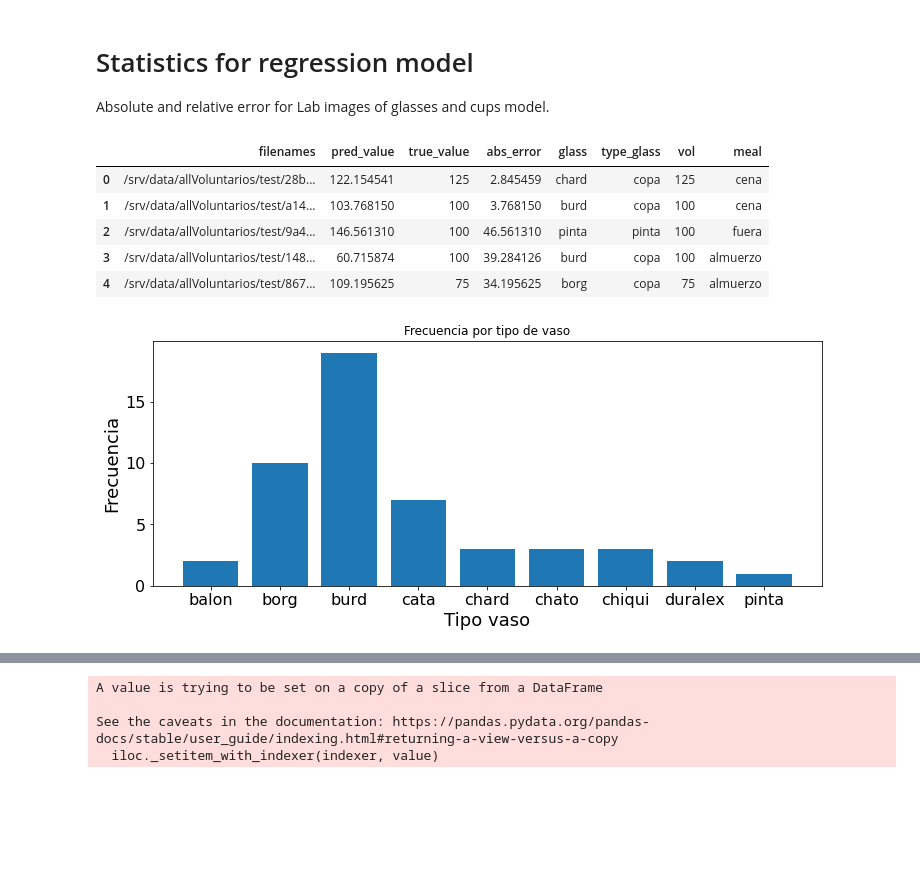
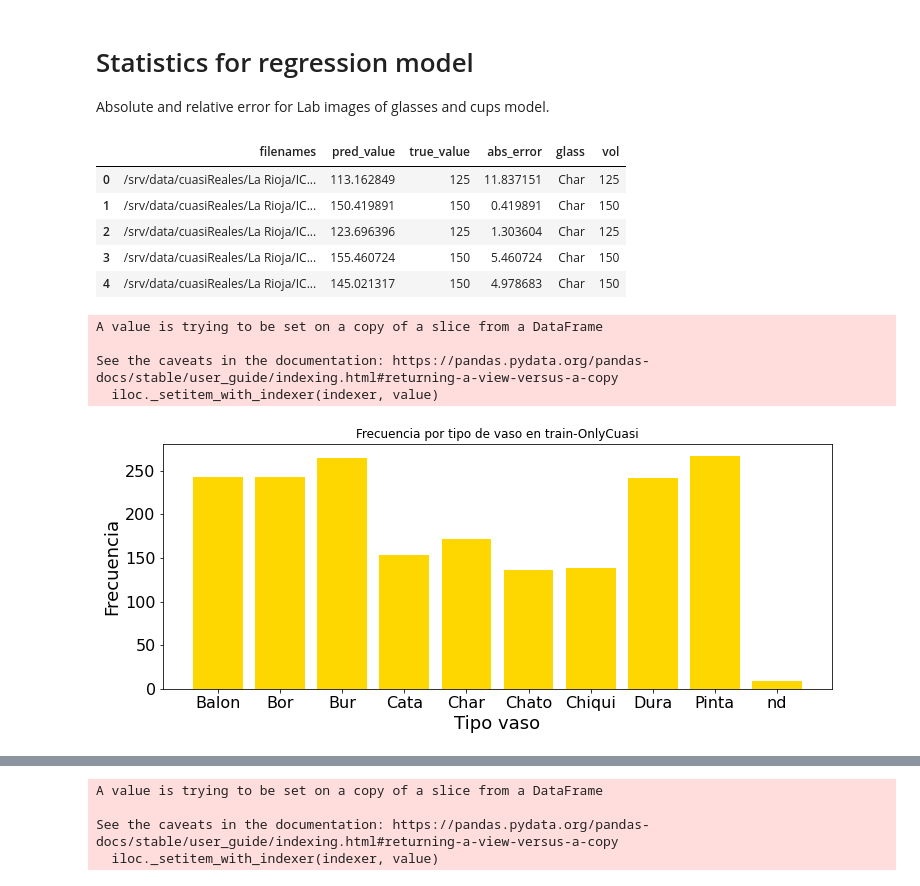
Before and after one commit to Pablo-Izquierdo/BrainGut-WineUp, a Jupyter notebook: notebooks/4.1.-CuasiVol_BarPlots.ipynb, the cells around one changed output, grey strips where cells are left out. Cells and saved outputs as stored; diff of their text form; code cells hidden in the pictures; blank space fills up the shorter version.

Commit message:
Results thrid model vol + cuasi

```diff
--- a/notebooks/4.1.-CuasiVol_BarPlots.ipynb
+++ b/notebooks/4.1.-CuasiVol_BarPlots.ipynb
@@ -19,7 +19,7 @@ from imgclas.visualization.integrated_gradients import IntegratedGradients
 from imgclas.visualization.visual_backprop import VisualBackprop
 
 # User parameters to set
-TIMESTAMP = '2022-09-12_32epochs_4batch'                       # timestamp of the model
+TIMESTAMP = '2022-09-16_19epochs_4batch'                       # timestamp of the model
 MODEL_NAME = 'final_model.h5'                           # model to use to make the prediction
 TOP_K = 2                                               # number of top classes predictions to save
 
@@ -36,7 +36,7 @@ model = load_model(os.path.join(paths.get_checkpoints_dir(), MODEL_NAME), custom
 # %%
 import pandas as pd
 # Load back the predictions
-SPLIT_NAME='test'
+SPLIT_NAME='train-OnlyCuasi'
 pred_path = os.path.join(paths.get_predictions_dir(), '{}+{}.json'.format(MODEL_NAME, SPLIT_NAME, TOP_K))
 with open(pred_path) as f:
     pred_dict = json.load(f)
@@ -47,40 +49,59 @@ df_pred['abs_error']=abs(df_pred.pred_value-df_pred.true_value)
 # extract values of angle, plane and background in all images
 # df_pred['date'] = df_pred.apply(lambda row: row.filenames.split('_')[-2], axis=1)
 # df_pred['time'] = df_pred.apply(lambda row: row.filenames.split('_')[-1].split('.')[0], axis=1)
-df_pred['glass'] = df_pred.apply(lambda row: row.filenames.split('_')[-4], axis=1)
-df_pred['type_glass'] = df_pred.apply(lambda row: row.filenames.split('_')[4], axis=1)
-df_pred['vol'] = df_pred.apply(lambda row: row.filenames.split('_')[3], axis=1)
-df_pred['meal'] = df_pred.apply(lambda row: row.filenames.split('_')[-3], axis=1)
+df_pred['glass'] = df_pred.apply(lambda row: row.filenames.split('_')[-4] if "Voluntarios" in row.filenames else row.filenames.split('_')[3], axis=1)
+# df_pred['type_glass'] = df_pred['filenames'].apply(lambda x: x.split('_')[4] if "Voluntarios" in x else x.split('_')[3])
+df_pred['vol'] = df_pred['filenames'].apply(lambda x: x.split('_')[3] if "Voluntarios" in x else x.split('_')[4])
+# df_pred['meal'] = df_pred.apply(lambda row: row.filenames.split('_')[-3], axis=1)
 #df_pred['light'] = df_pred.apply(lambda row: row.filenames.split('_')[-5], axis=1)
 df_pred.head(5)
 # %% [output]
-|  | filenames | pred_value | true_value | abs_error | glass | type_glass | vol | meal |
-| 0 | /srv/data/allVoluntarios/test/28b... | 122.154541 | 125 | 2.845459 | chard | copa | 125 | cena |
-| 1 | /srv/data/allVoluntarios/test/a14... | 103.768150 | 100 | 3.768150 | burd | copa | 100 | cena |
-| 2 | /srv/data/allVoluntarios/test/9a4... | 146.561310 | 100 | 46.561310 | pinta | pinta | 100 | fuera |
-| 3 | /srv/data/allVoluntarios/test/148... | 60.715874 | 100 | 39.284126 | burd | copa | 100 | almuerzo |
-| 4 | /srv/data/allVoluntarios/test/867... | 109.195625 | 75 | 34.195625 | borg | copa | 75 | almuerzo |
+|  | filenames | pred_value | true_value | abs_error | glass | vol |
+| 0 | /srv/data/cuasiReales/La Rioja/IC... | 113.162849 | 125 | 11.837151 | Char | 125 |
+| 1 | /srv/data/cuasiReales/La Rioja/IC... | 150.419891 | 150 | 0.419891 | Char | 150 |
+| 2 | /srv/data/cuasiReales/La Rioja/IC... | 123.696396 | 125 | 1.303604 | Char | 125 |
+| 3 | /srv/data/cuasiReales/La Rioja/IC... | 155.460724 | 150 | 5.460724 | Char | 150 |
+| 4 | /srv/data/cuasiReales/La Rioja/IC... | 145.021317 | 150 | 4.978683 | Char | 150 |
+# %%
+# rename values
+df_pred['glass'].loc[(df_pred['glass'] == 'Chiqu')] = 'Chiqui'
+df_pred['glass'].loc[(df_pred['glass'] == 'chiqui')] = 'Chiqui'
+df_pred['glass'].loc[(df_pred['glass'] == 'PInta')] = 'Pinta'
+df_pred['glass'].loc[(df_pred['glass'] == 'balon')] = 'Balon'
+df_pred['glass'].loc[(df_pred['glass'] == 'borg')] = 'Bor'
+df_pred['glass'].loc[(df_pred['glass'] == 'burd')] = 'Bur'
+df_pred['glass'].loc[(df_pred['glass'] == 'cata')] = 'Cata'
+df_pred['glass'].loc[(df_pred['glass'] == 'chard')] = 'Char'
+df_pred['glass'].loc[(df_pred['glass'] == 'chato')] = 'Chato'
+df_pred['glass'].loc[(df_pred['glass'] == 'duralex')] = 'Dura'
+df_pred['glass'].loc[(df_pred['glass'] == 'pinta')] = 'Pinta'
+df_pred['glass'].loc[(df_pred['glass'] == 'determinado')] = 'deter'
+# %% [output]
+A value is trying to be set on a copy of a slice from a DataFrame
+
+See the caveats in the documentation: https://pandas.pydata.org/pandas-docs/stable/user_guide/indexing.html#returning-a-view-versus-a-copy
+  iloc._setitem_with_indexer(indexer, value)
 # %%
 import collections
 c = collections.Counter(df_pred.glass)
 c = sorted(c.items())
 glass = list(set(df_pred.glass))
 freq = [i[1] for i in c]
 tipo = [i[0] for i in c]
 figsize = 1.5
 f, ax = plt.subplots(1, 1, figsize=(figsize*8, figsize*3))
 
 
-plt.bar(tipo, freq)
-plt.title("Frecuencia por tipo de vaso")
+plt.bar(tipo, freq, color='gold')
+plt.title("Frecuencia por tipo de vaso en "+SPLIT_NAME)
 ax.set_xlabel('Tipo vaso', fontsize=18)
 ax.set_ylabel('Frecuencia', fontsize=18)
 ax.tick_params(axis='x', rotation=0)
 ax.tick_params(axis='both', which='major', labelsize=16)
 
 plt.show()
 # %% [output]
-[figure, old version]
+[figure, new version]
 # %%
 import collections
 c = collections.Counter(df_pred.vol)
```
Also changed, not shown: parts of 6 cells of this notebook, 2 other files.
